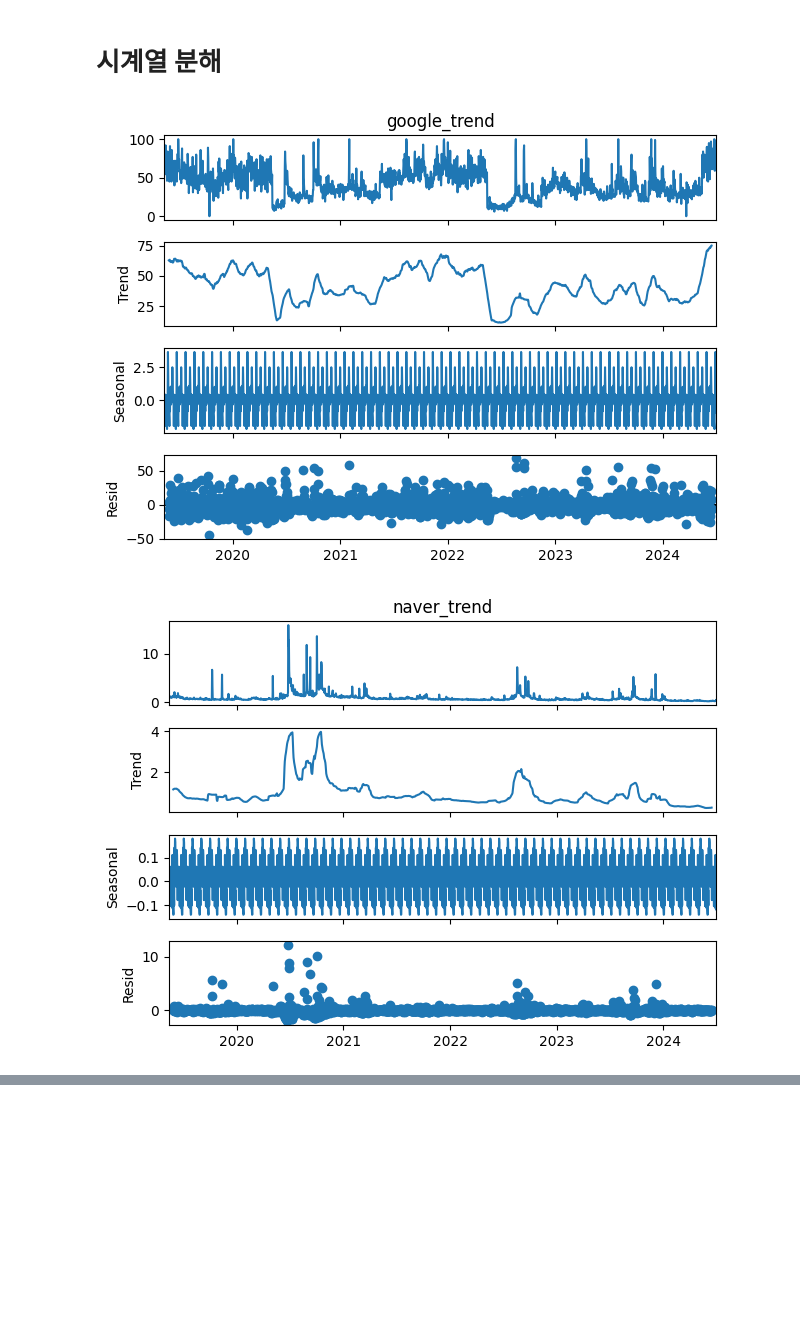
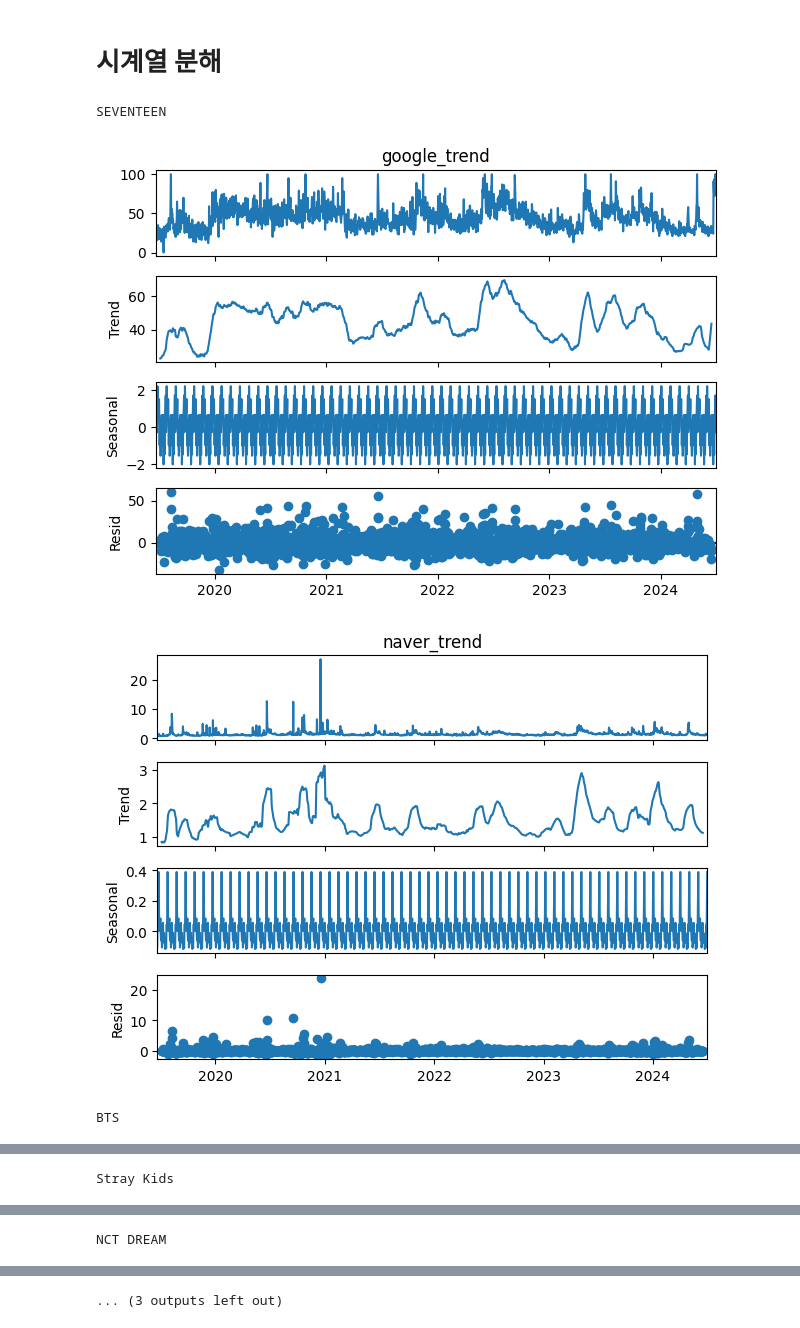
Before and after one commit to lucio-karin0506/Artist_Trend_Analysis, a Jupyter notebook: eda/trend_decompose.ipynb, the cells around one changed output, grey strips where cells are left out. Saved outputs shown, nothing was run; the diff lists cells and outputs as text; code cells hidden in the pictures; blank space fills up the shorter version.

Commit message:
UPDATE: trend visualization

```diff
--- a/eda/trend_decompose.ipynb
+++ b/eda/trend_decompose.ipynb
@@ -42,0 +123,6 @@ dict_keys(['BTS', 'NCT DREAM', 'SEVENTEEN', 'Stray Kids', 'TOMORROW X TOGETHER',
+# %%
+for artist_name in boy_group:
+
+    print(artist_name)
+    show_daily_trends(google_trend_dic[artist_name], artist_info_dic[artist_name])
+    show_daily_trends(naver_trend_dic[artist_name], artist_info_dic[artist_name])
@@ -42,0 +143,6 @@ dict_keys(['BTS', 'NCT DREAM', 'SEVENTEEN', 'Stray Kids', 'TOMORROW X TOGETHER',
+# %%
+for artist_name in girl_group:
+
+    print(artist_name)
+    show_daily_trends(google_trend_dic[artist_name], artist_info_dic[artist_name])
+    show_daily_trends(naver_trend_dic[artist_name], artist_info_dic[artist_name])
@@ -48,13 +202,20 @@ girl_group = ['IVE', 'aespa', 'NewJeans', 'TWICE', 'BLACKPINK']
 # %%
-bts_df = pd.merge(google_trend_dic['BLACKPINK'], naver_trend_dic['BLACKPINK'], how='inner', on='date').rename(columns={'trend_x':'google_trend', 'trend_y':'naver_trend'}).set_index('date')
+# 보이그룹
+for artist_name in boy_group:
 
-result = seasonal_decompose(bts_df['google_trend'], model='addictive', period=30)
-result.plot()
+    print(artist_name)
 
-result = seasonal_decompose(bts_df['naver_trend'], model='addictive', period=30)
-result.plot()
+    single_boy_df = pd.merge(google_trend_dic[artist_name], naver_trend_dic[artist_name], how='inner', on='date').rename(columns={'trend_x':'google_trend', 'trend_y':'naver_trend'}).set_index('date')
 
-plt.show()
+    result = seasonal_decompose(single_boy_df['google_trend'], model='addictive', period=30)
+    result.plot()
+
+    result = seasonal_decompose(single_boy_df['naver_trend'], model='addictive', period=30)
+    result.plot()
+
+    plt.show()
 # %% [output]
+SEVENTEEN
-[figure, old version]
+[figure, new version]
-[figure, old version]
+[figure, new version]
+BTS
@@ -60,0 +224 @@ plt.show()
+Stray Kids
@@ -60,0 +227 @@ plt.show()
+NCT DREAM
@@ -60,0 +230 @@ plt.show()
+... (3 outputs left out)
```
Also changed, not shown: parts of 13 cells of this notebook.
